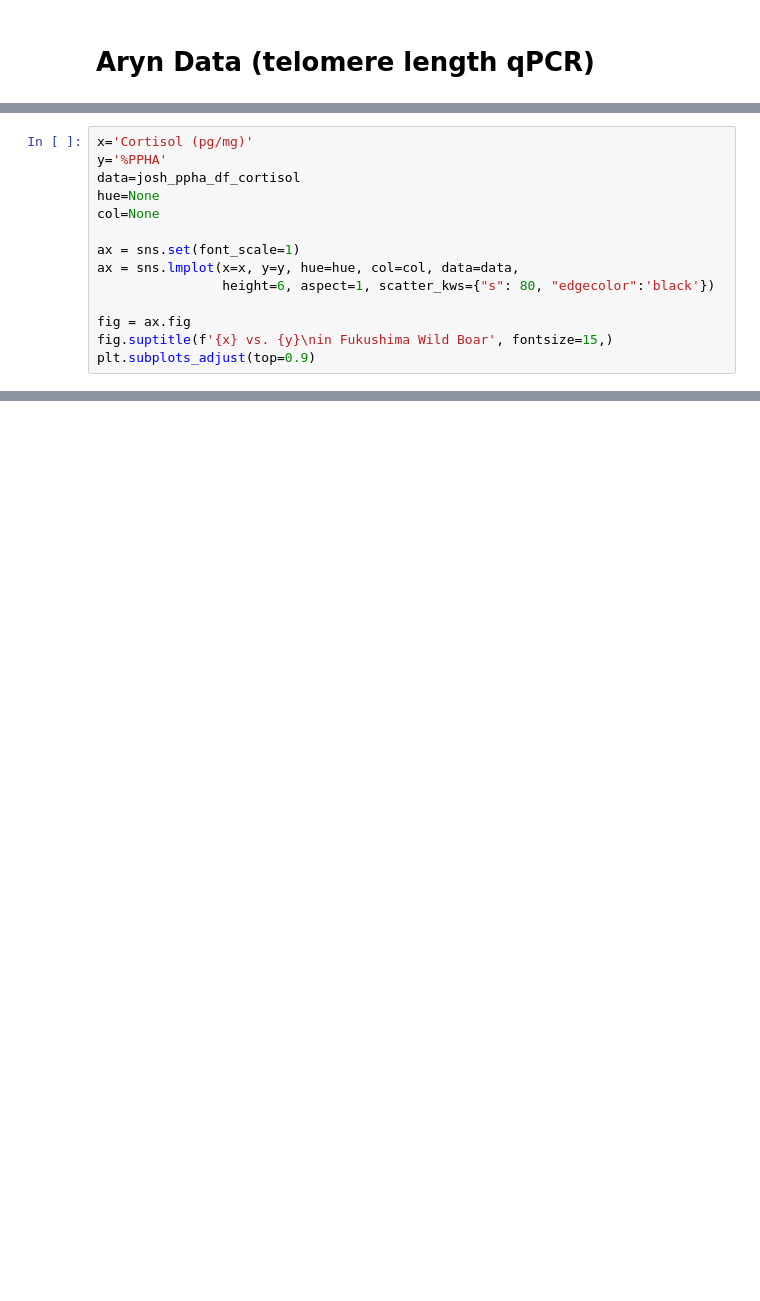
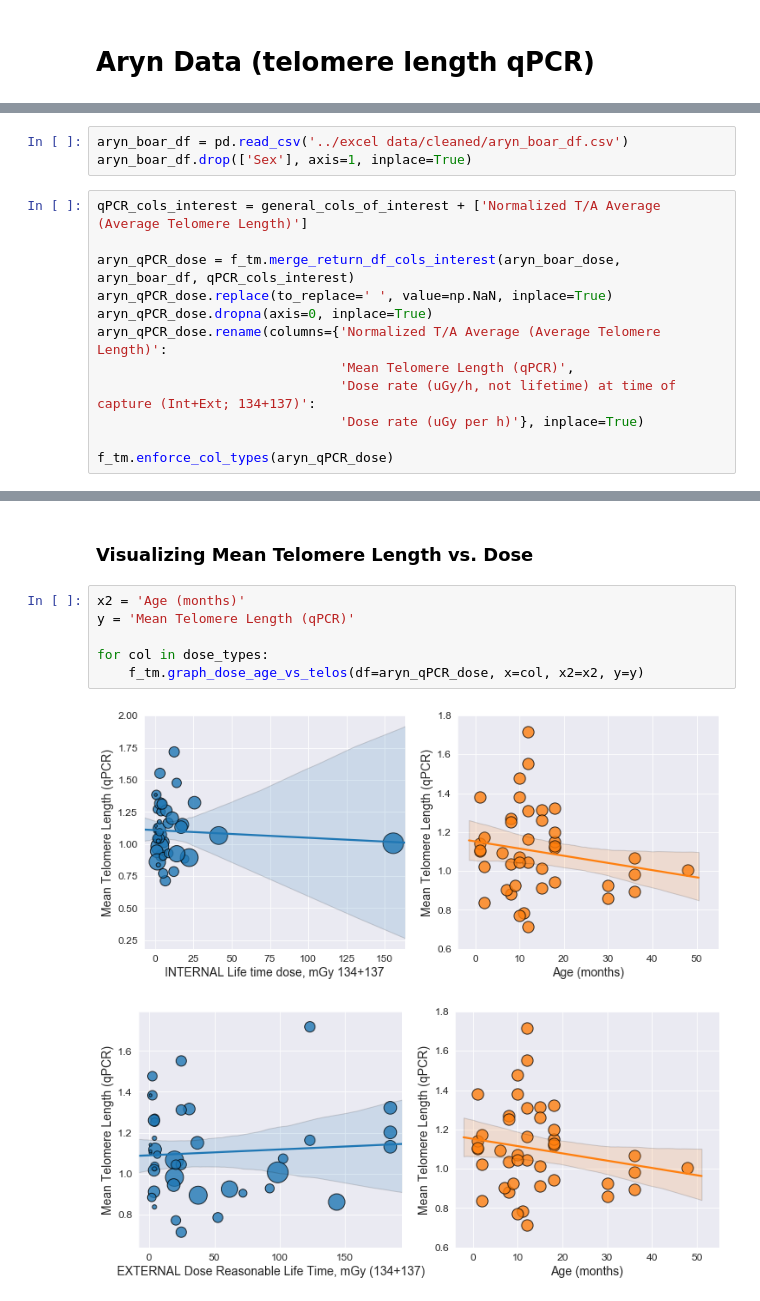
Before and after one commit to Jared-Luxton/Fukushima-Nuclear-Disaster-Humans, a Jupyter notebook: workflow & analyses notebooks/02_Fukushima_Project_Visualization_and_Statistics.ipynb, the cells around one changed output, grey strips where cells are left out. Drawn from its saved outputs; the diff is of its cells as text; blank space fills up the shorter version.

```diff
--- a/workflow & analyses notebooks/02_Fukushima_Project_Visualization_and_Statistics.ipynb
+++ b/workflow & analyses notebooks/02_Fukushima_Project_Visualization_and_Statistics.ipynb
@@ -410,14 +182,0 @@ plt.subplots_adjust(top=0.9)
-# %%
-x='Cortisol (pg/mg)'
-y='%PPHA'
-data=josh_ppha_df_cortisol
-hue=None
-col=None
-
-ax = sns.set(font_scale=1)
-ax = sns.lmplot(x=x, y=y, hue=hue, col=col, data=data,
-                height=6, aspect=1, scatter_kws={"s": 80, "edgecolor":'black'})
-
-fig = ax.fig
-fig.suptitle(f'{x} vs. {y}\nin Fukushima Wild Boar', fontsize=15,)
-plt.subplots_adjust(top=0.9)
@@ -490,0 +185,15 @@ ax.savefig(f"../graphs/{name_x} vs. {name_y} Fukushima Wild Boar.png")
+# %%
+aryn_boar_df = pd.read_csv('../excel data/cleaned/aryn_boar_df.csv')
+aryn_boar_df.drop(['Sex'], axis=1, inplace=True)
+# %%
+qPCR_cols_interest = general_cols_of_interest + ['Normalized T/A Average (Average Telomere Length)']
+
+aryn_qPCR_dose = f_tm.merge_return_df_cols_interest(aryn_boar_dose, aryn_boar_df, qPCR_cols_interest)
+aryn_qPCR_dose.replace(to_replace=' ', value=np.NaN, inplace=True)
+aryn_qPCR_dose.dropna(axis=0, inplace=True)
+aryn_qPCR_dose.rename(columns={'Normalized T/A Average (Average Telomere Length)':
+                               'Mean Telomere Length (qPCR)',
+                               'Dose rate (uGy/h, not lifetime) at time of capture (Int+Ext; 134+137)':
+                               'Dose rate (uGy per h)'}, inplace=True)
+
+f_tm.enforce_col_types(aryn_qPCR_dose)
@@ -490,0 +203,11 @@ ax.savefig(f"../graphs/{name_x} vs. {name_y} Fukushima Wild Boar.png")
+# %% [markdown]
+### Visualizing Mean Telomere Length vs. Dose
+# %%
+x2 = 'Age (months)'
+y = 'Mean Telomere Length (qPCR)'
+
+for col in dose_types:
+    f_tm.graph_dose_age_vs_telos(df=aryn_qPCR_dose, x=col, x2=x2, y=y)
+# %% [output]
+[figure, added]
+[figure, added]
```
Also changed, not shown: parts of 78 cells of this notebook.
